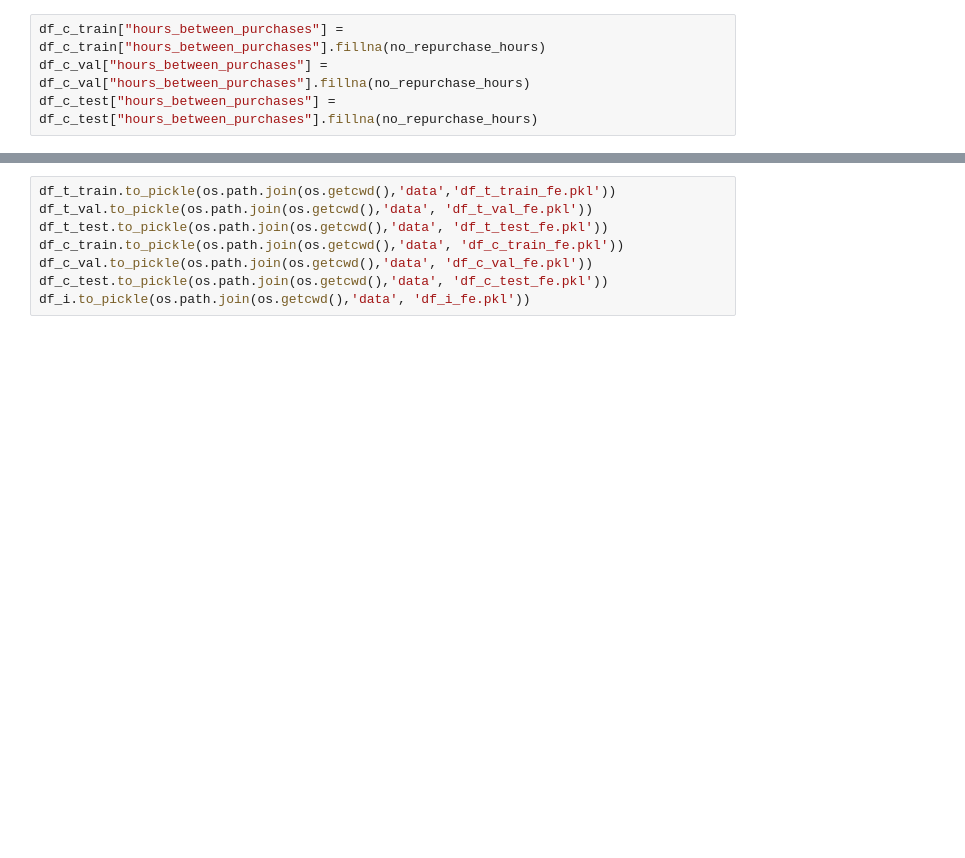
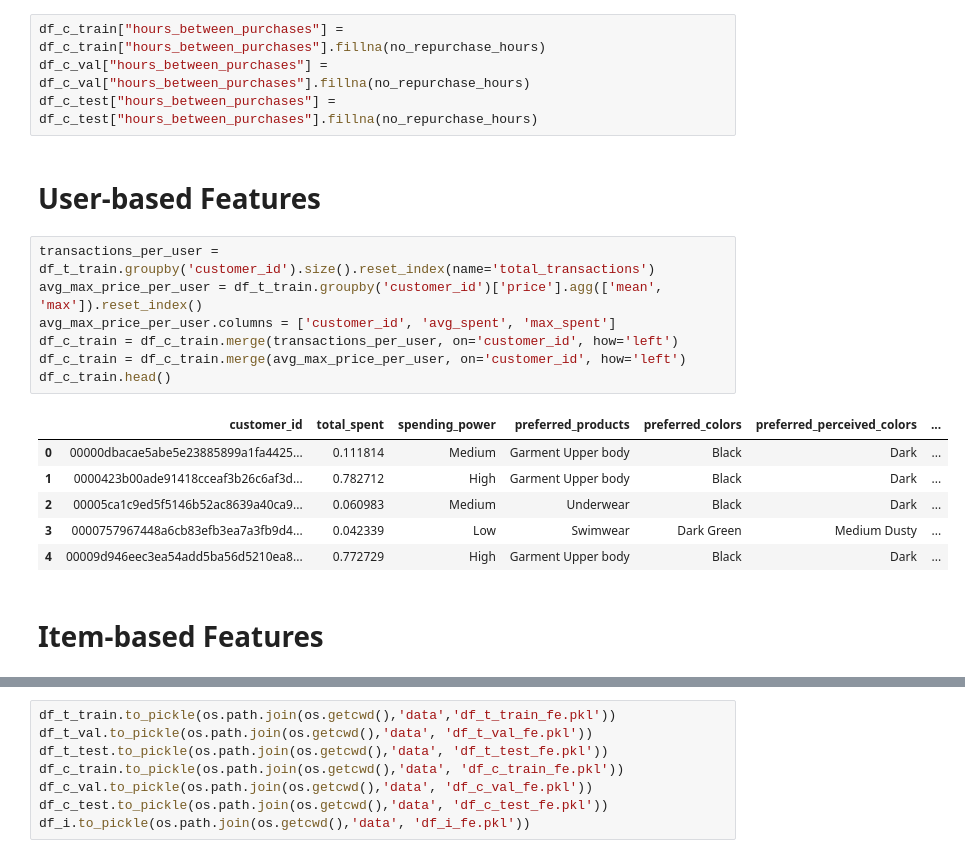
Before and after one commit to aldensiol/FashoReco, a Jupyter notebook: feature-engineering.ipynb, the cells around one changed output, grey strips where cells are left out. Drawn from its saved outputs; the diff is of its cells as text; blank space fills up the shorter version.

```diff
--- a/feature-engineering.ipynb
+++ b/feature-engineering.ipynb
@@ -308,3 +308,21 @@ df_c_test["hours_between_purchases"] = df_c_test["hours_between_purchases"].repl
 df_c_train["hours_between_purchases"] = df_c_train["hours_between_purchases"].fillna(no_repurchase_hours)
 df_c_val["hours_between_purchases"] = df_c_val["hours_between_purchases"].fillna(no_repurchase_hours)
 df_c_test["hours_between_purchases"] = df_c_test["hours_between_purchases"].fillna(no_repurchase_hours)
+# %% [markdown]
+# User-based Features
+# %%
+transactions_per_user = df_t_train.groupby('customer_id').size().reset_index(name='total_transactions')
+avg_max_price_per_user = df_t_train.groupby('customer_id')['price'].agg(['mean', 'max']).reset_index()
+avg_max_price_per_user.columns = ['customer_id', 'avg_spent', 'max_spent']
+df_c_train = df_c_train.merge(transactions_per_user, on='customer_id', how='left')
+df_c_train = df_c_train.merge(avg_max_price_per_user, on='customer_id', how='left')
+df_c_train.head()
+# %% [output]
+|  | customer_id | total_spent | spending_power | preferred_products | preferred_colors | preferred_perceived_colors | ... |
+| 0 | 00000dbacae5abe5e23885899a1fa4425... | 0.111814 | Medium | Garment Upper body | Black | Dark | ... |
+| 1 | 0000423b00ade91418cceaf3b26c6af3d... | 0.782712 | High | Garment Upper body | Black | Dark | ... |
+| 2 | 00005ca1c9ed5f5146b52ac8639a40ca9... | 0.060983 | Medium | Underwear | Black | Dark | ... |
+| 3 | 0000757967448a6cb83efb3ea7a3fb9d4... | 0.042339 | Low | Swimwear | Dark Green | Medium Dusty | ... |
+| 4 | 00009d946eec3ea54add5ba56d5210ea8... | 0.772729 | High | Garment Upper body | Black | Dark | ... |
+# %% [markdown]
+# Item-based Features
```
Also changed, not shown: parts of 2 cells of this notebook.
